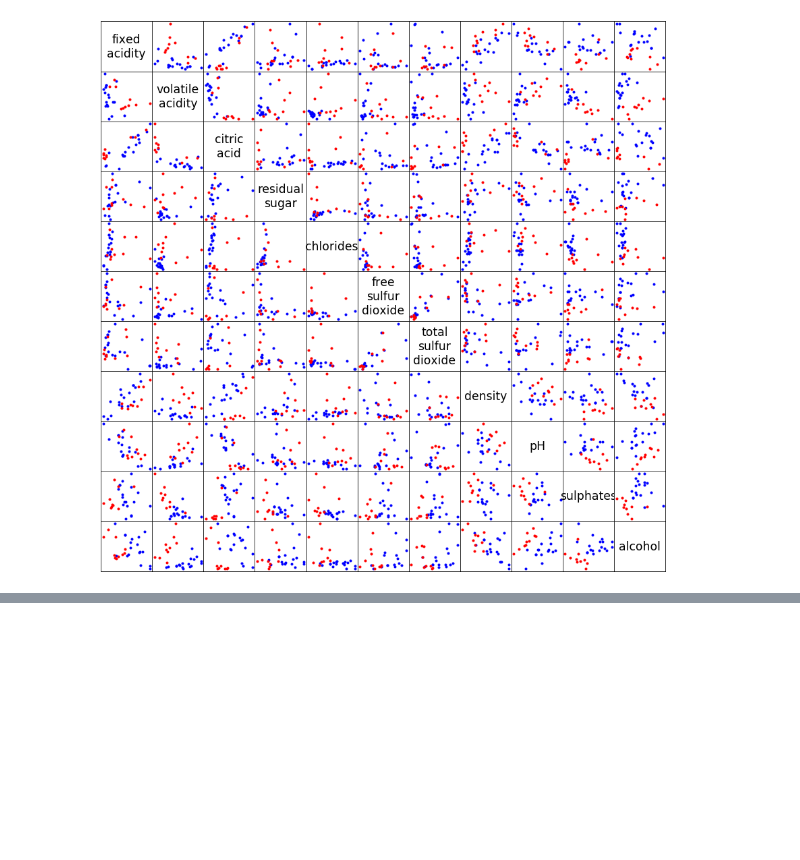
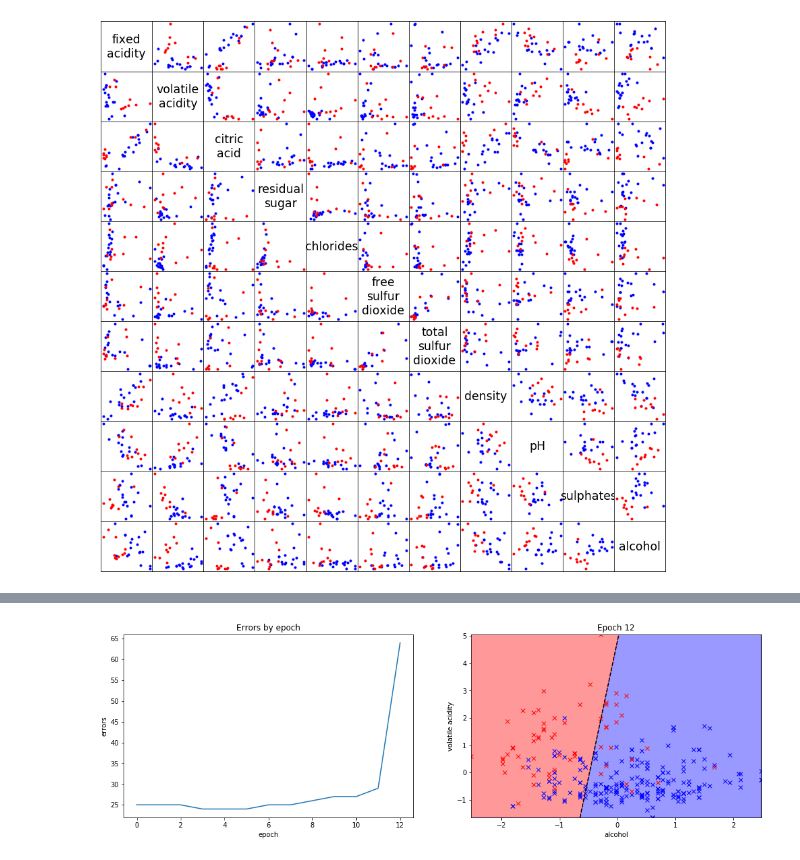
Before and after one commit to DamianDominoDavis/sommalier, a Jupyter notebook: sommalier.ipynb, the cells around one changed output, grey strips where cells are left out. Saved outputs shown, nothing was run; the diff lists cells and outputs as text; code cells hidden in the pictures; blank space fills up the shorter version.

```diff
--- a/sommalier.ipynb
+++ b/sommalier.ipynb
@@ -339,0 +250,81 @@ Adaline: learn rate (1e-05), batch size (None), time = 84614 epochs
+# %%
+import math
+
+class Adaline(object):
+    def __init__(self, lr):
+        self.w = None
+        self.lr = lr
+        self.performance = list()
+
+    def net_input(self, X):
+        return dot(self.w[1:], X) + self.w[0]
+
+    ''' linear activation function '''
+    def activate(self, X):
+        return 1 / (1 + math.exp(-self.net_input(X)))
+
+    ''' some kind of quantizer '''
+    def predict(self, X):
+        return int(self.activate(X) > 0.5)
+
+    def accuracy(self, X, y):
+        acc = (len(y) - self.eval(X,y)) / len(y)
+        print('{0:.2f}% accurate'.format(100*acc))
+        return acc
+
+    def eval(self, X, y):
+        num_missclass = [int(self.predict(xi) != yi) for xi, yi in zip(X, y)]
+        return sum(num_missclass)
+
+    ''' Widrow-Hoff learning rule '''
+    def _train_epoch(self, X, y, epoch, batch):
+        errors = list()
+        for xi, yi in zip(X, y):
+            e = yi - self.activate(xi)
+            errors.append(e)
+            if not batch:
+                self.w[0] += self.lr * e
+                self.w[1:] += self.lr * e * xi
+        if batch:
+            self.w[0] += self.lr * sum(errors)
+            self.w[1:] += self.lr * dot(X, errors)
+        num_missclass = self.eval(X, y)
+        self.performance.append((epoch, num_missclass, self.w[1:], self.w[0]))
+        return errors
+
+    ''' specify number of training epochs or 0, learning rate, online/batch learning '''
+    def train(self, X, y, epochs=0, batch=True):
+        if epochs < 0:
+            raise ValueError('invalid number of training epochs')
+        ''' randomly initialized weights and bias '''
+        if self.w is None:
+            self.w = [0.0001 * random.uniform(-1, 1) for i in range(X.shape[1] + 1)]
+        epoch = last = epoch_errors = 0
+        while True:
+            last = epoch_errors
+            epoch_errors = self._train_epoch(X, y, epoch, batch)
+            epoch += 1
+            if epochs != 0 and epoch == epochs:
+                break
+            elif epochs == 0 and epoch > 3 and sum(x**2 for x in last) < sum(x**2 for x in epoch_errors):
+                ''' until it converges on a good set of weights '''
+                break
+        return self.performance
+
+url = 'https://raw.githubusercontent.com/DamianDominoDavis/sommalier/master/winequality-red.csv'
+data = pd.read_csv(url, sep=';')
+features = ['volatile acidity', 'alcohol', 'quality']
+good, bad = 7,4
+small = data[(data['quality'] >= good) | (data['quality'] <= bad)][features]
+small = transform(small, features)
+small = small.reset_index(drop=True)
+X = small[features[:-1]].values
+y = h_step_func(small['quality'], good)
+for lr in [0.5, 0.1, 0.05, 0.01, 0.005]:
+    print('Learn rate = {}'.format(lr), end='\t')
+    ad = Adaline(lr)
+    log = ad.train(X, y)
+    ad.accuracy(X, y)
+    fig = report(log, small, [features[1], features[0]], good, bad)
+    plt.show(fig)
+# %% [output]
@@ -339,0 +332 @@ Adaline: learn rate (1e-05), batch size (None), time = 84614 epochs
+[figure, added]
```
Also changed, not shown: parts of 16 cells of this notebook.
